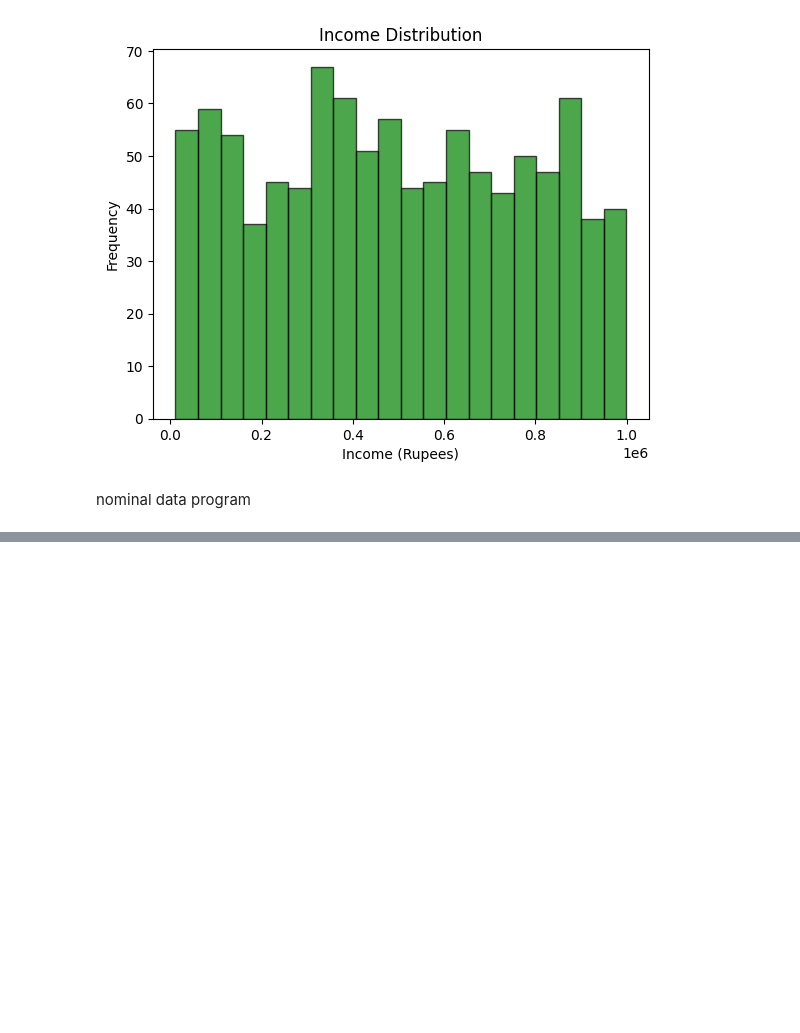
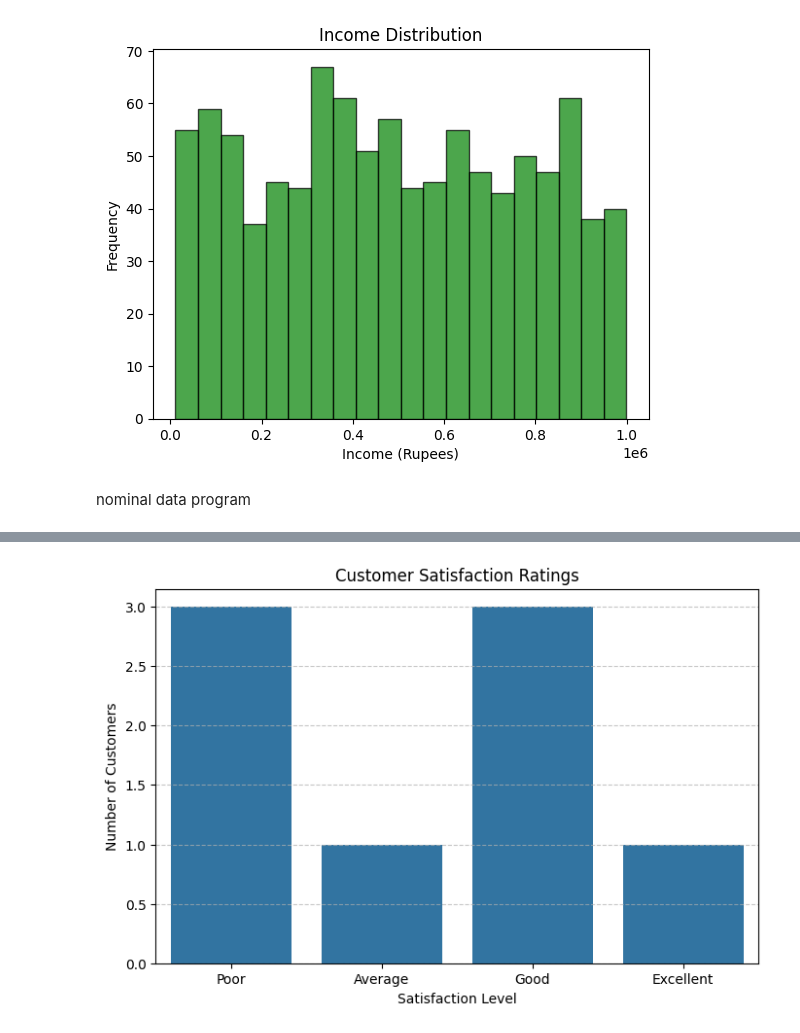
Before and after one commit to Priyavaratsaini3/Data-Science-Cohort, a Jupyter notebook: Phase-1/Types_of_data.ipynb, the cells around one changed output, grey strips where cells are left out. Saved outputs shown, nothing was run; the diff lists cells and outputs as text; code cells hidden in the pictures; blank space fills up the shorter version.

```diff
--- a/Phase-1/Types_of_data.ipynb
+++ b/Phase-1/Types_of_data.ipynb
@@ -151 +150,35 @@ TypeError: show() got an unexpected keyword argument 'colors'
 [figure]
+# %%
+import pandas as pd
+import seaborn as sns
+import matplotlib.pyplot as plt
+
+# Sample ordinal data (survey ratings)
+data = {
+    'Customer': ['A', 'B', 'C', 'D', 'E', 'F', 'G', 'H'],
+    'Satisfaction': ['Poor', 'Good', 'Good', 'Excellent', 'Good', 'Average', 'Poor', 'Poor']
+}
+
+# Create DataFrame
+df = pd.DataFrame(data)
+
+# Define the ordinal order
+ordinal_order = ['Poor', 'Average', 'Good', 'Excellent']
+
+# Convert Satisfaction to categorical with order
+df['Satisfaction'] = pd.Categorical(df['Satisfaction'], categories=ordinal_order, ordered=True)
+
+# Count of each category
+rating_counts = df['Satisfaction'].value_counts().sort_index()
+
+# Plot the data
+plt.figure(figsize=(8, 5))
+sns.barplot(x=rating_counts.index, y=rating_counts.values)
+
+plt.title("Customer Satisfaction Ratings")
+plt.xlabel("Satisfaction Level")
+plt.ylabel("Number of Customers")
+plt.grid(axis='y', linestyle='--', alpha=0.7)
+plt.show()
+# %% [output]
+[figure, added]
```
Also changed, not shown: parts of 4 cells of this notebook.
